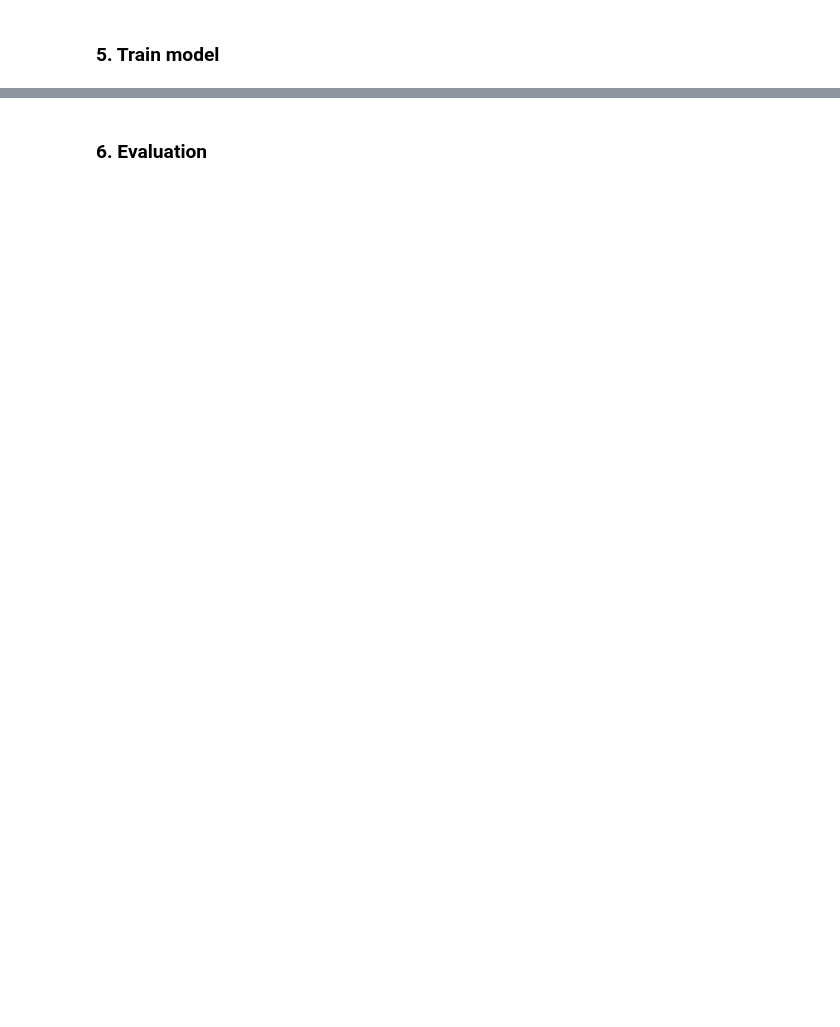
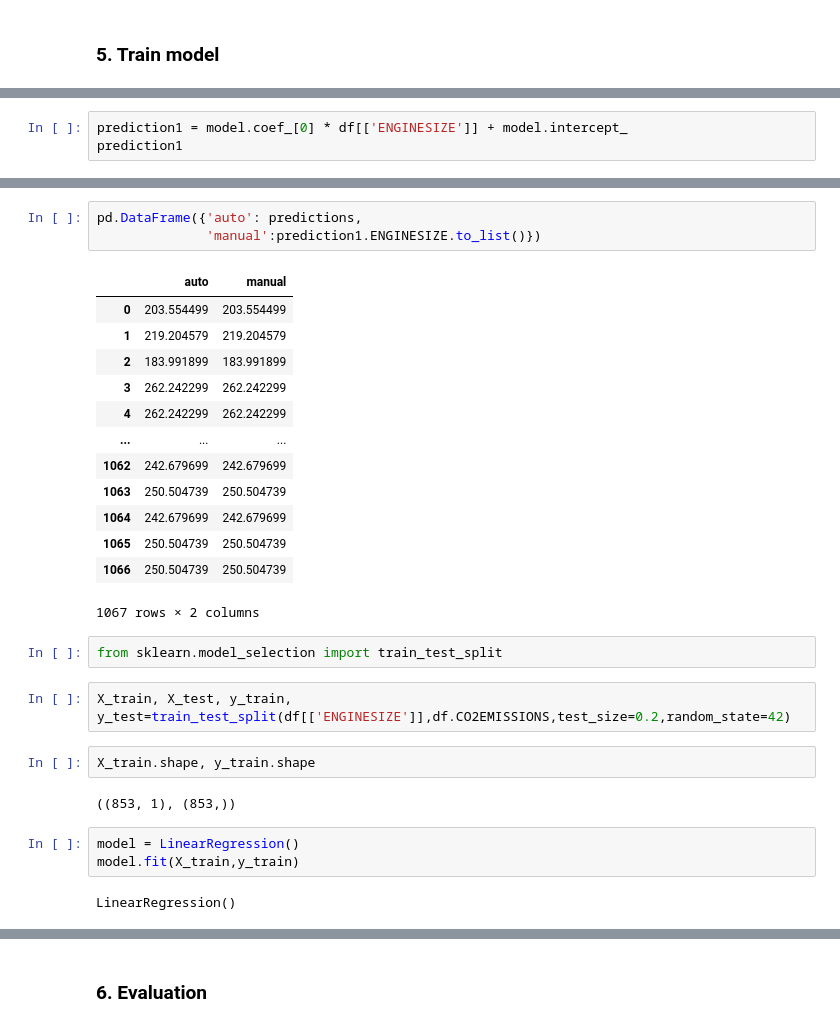
Before and after one commit to honghanhh/py40a12l2, a Jupyter notebook: lectures/lecture2/LeMinh_Linear_regression.ipynb, the cells around one changed output, grey strips where cells are left out. Cells and saved outputs as stored; diff of their text form; blank space fills up the shorter version.

```diff
--- a/lectures/lecture2/LeMinh_Linear_regression.ipynb
+++ b/lectures/lecture2/LeMinh_Linear_regression.ipynb
@@ -143,0 +179,3 @@ plt.show()
+# %%
+prediction1 = model.coef_[0] * df[['ENGINESIZE']] + model.intercept_
+prediction1
@@ -143,0 +196,30 @@ plt.show()
+# %%
+pd.DataFrame({'auto': predictions,
+              'manual':prediction1.ENGINESIZE.to_list()})
+# %% [output]
+|  | auto | manual |
+| 0 | 203.554499 | 203.554499 |
+| 1 | 219.204579 | 219.204579 |
+| 2 | 183.991899 | 183.991899 |
+| 3 | 262.242299 | 262.242299 |
+| 4 | 262.242299 | 262.242299 |
+| ... | ... | ... |
+| 1062 | 242.679699 | 242.679699 |
+| 1063 | 250.504739 | 250.504739 |
+| 1064 | 242.679699 | 242.679699 |
+| 1065 | 250.504739 | 250.504739 |
+| 1066 | 250.504739 | 250.504739 |
+1067 rows × 2 columns
+# %%
+from sklearn.model_selection import train_test_split
+# %%
+X_train, X_test, y_train, y_test=train_test_split(df[['ENGINESIZE']],df.CO2EMISSIONS,test_size=0.2,random_state=42)
+# %%
+X_train.shape, y_train.shape
+# %% [output]
+((853, 1), (853,))
+# %%
+model = LinearRegression()
+model.fit(X_train,y_train)
+# %% [output]
+LinearRegression()
```
Also changed, not shown: parts of 16 cells of this notebook.
